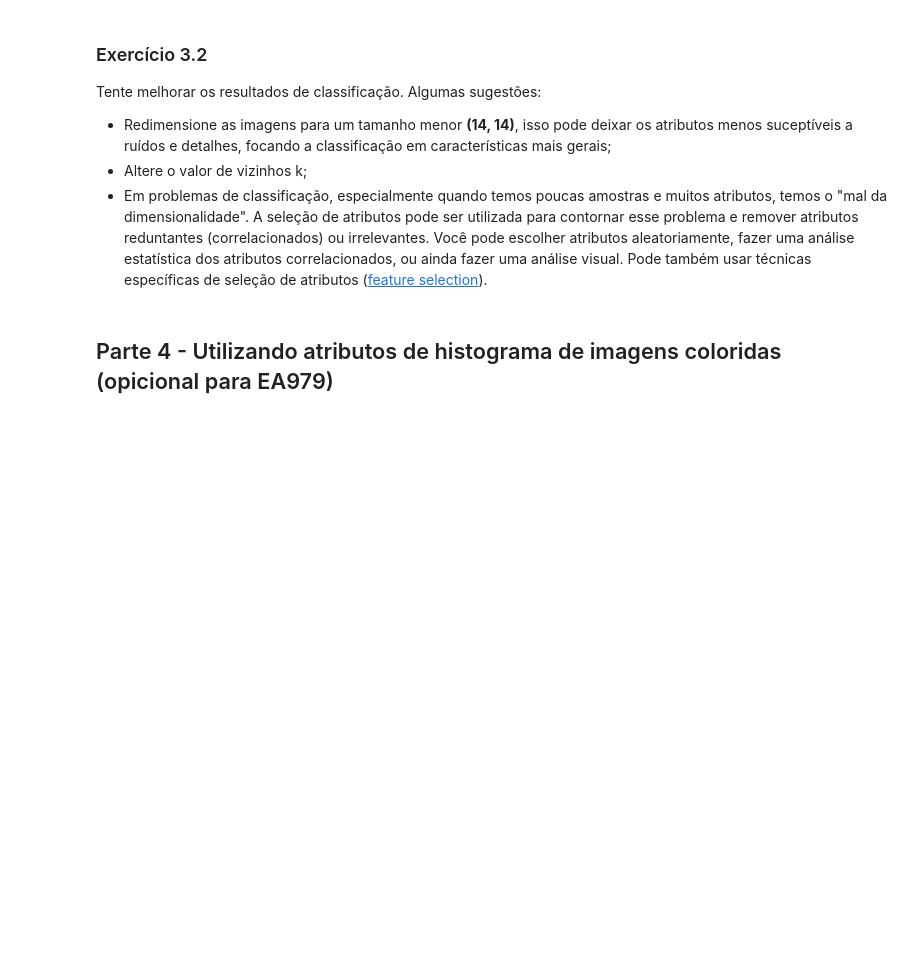
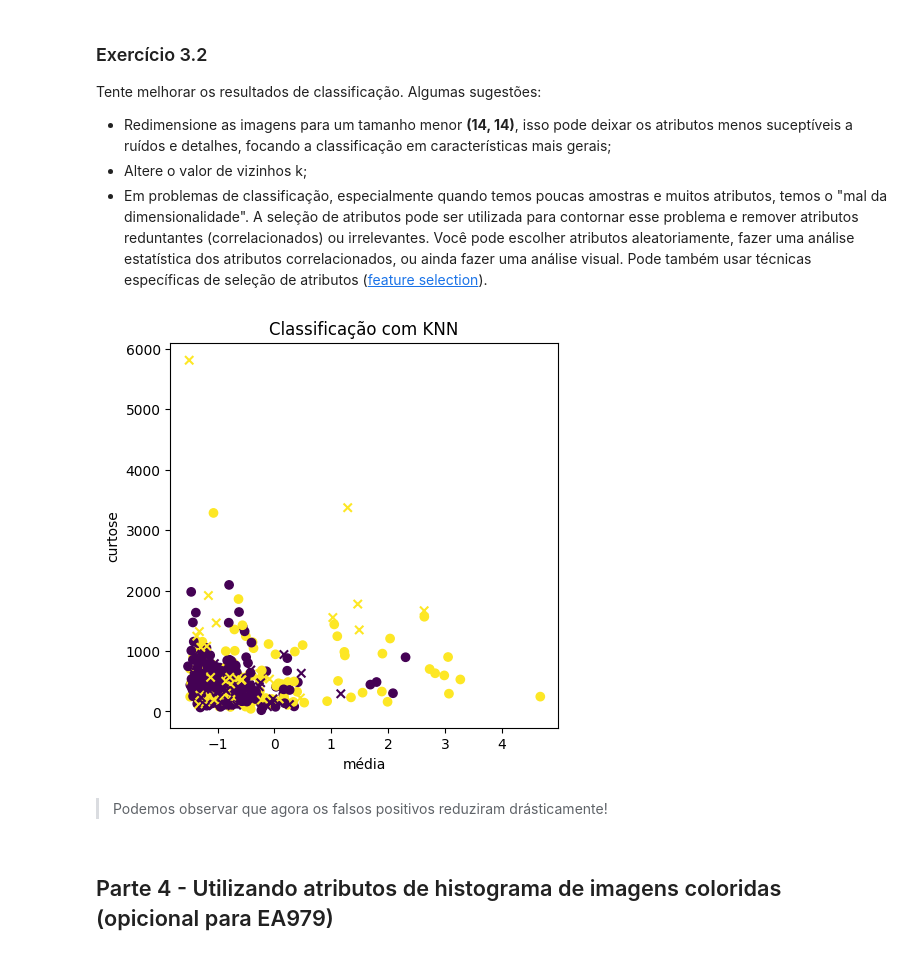
Before and after one commit to UNICAMP-EA979/2026s1-pi02-histogramas-knn-g248527, a Jupyter notebook: Atividade.ipynb, the cells around one changed output. Cells and saved outputs as stored; diff of their text form; code cells hidden in the pictures; blank space fills up the shorter version.

```diff
--- a/Atividade.ipynb
+++ b/Atividade.ipynb
@@ -560,3 +543,45 @@ Tente melhorar os resultados de classificação. Algumas sugestões:
+# %%
+# Seu código aqui
+
+def get_hist(images):
+  histogramas = np.zeros((len(images), 9))
+
+  for idx, image in enumerate(images):
+    # Adicionando código para redimensionar a imagem antes de realizar o histograma
+    image_resized = np.resize(image, (14, 14))
+    gray_image = Image.fromarray(image_resized).convert('L')
+    histogramas[idx, :] = histstat(gray_image)
+  return histogramas
+
+histogramas_train = get_hist(images_train)
+histogramas_test = get_hist(images_test)
+
+# Alterando o valor de k para 40
+k = 40
+
+model = KNeighborsClassifier(n_neighbors=k)
+
+histogramas_train = get_hist(images_train)
+
+model.fit(histogramas_train, labels_train)
+
+# E após o treinamento podemos ver o gráfico que anteriormente era o mais problemático: "curtose x média"
+
+histogramas_test = get_hist(images_test)
+
+test_pred = model.predict(histogramas_test)
+
+plt.figure(figsize=(5, 5))
+plt.scatter(histogramas_train[:,3], histogramas_train[:,1], c=labels_train)
+plt.scatter(histogramas_test[:, 3], histogramas_test[:, 1], marker='x', c=test_pred)
+plt.title('Classificação com KNN')
+plt.xlabel('média')
+plt.ylabel('curtose')
+plt.show()
+# %% [output]
+[figure, added]
+# %% [markdown]
+> Podemos observar que agora os falsos positivos reduziram drásticamente!
 # %% [markdown]
 ## Parte 4 - Utilizando atributos de histograma de imagens coloridas (opicional para EA979)
 # %% [markdown]
```
Also changed, not shown: parts of 6 cells of this notebook.
